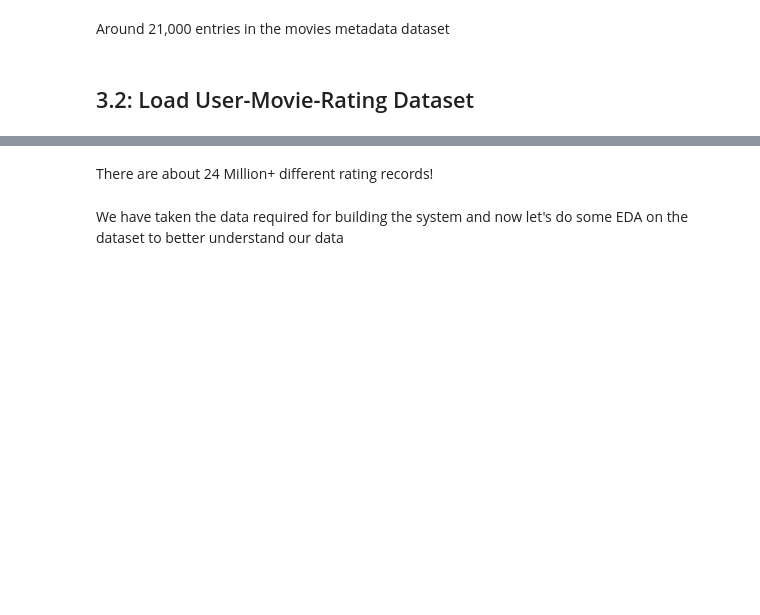
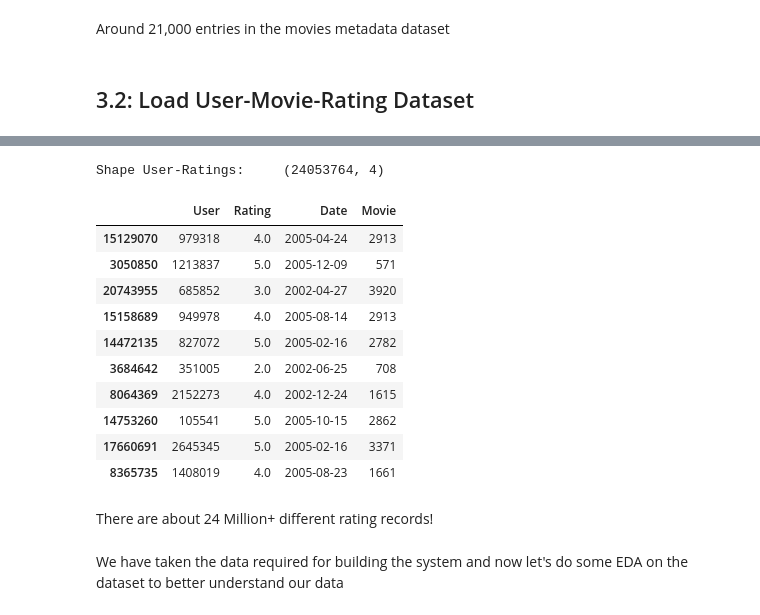
Before and after one commit to skakumanu/ml-bootcamp, a Jupyter notebook: Mini_Project_Recommendation_Systems.ipynb, the cells around one changed output, grey strips where cells are left out. Drawn from its saved outputs; the diff is of its cells as text; code cells hidden in the pictures; blank space fills up the shorter version.

```diff
--- a/Mini_Project_Recommendation_Systems.ipynb
+++ b/Mini_Project_Recommendation_Systems.ipynb
@@ -133,6 +195,6 @@ Around 21,000 entries in the movies metadata dataset
 # %%
 # Load single data-file
-df_raw = pd.read_csv('./data/combined_data.csv.zip',
+df_raw = pd.read_csv('dataset/combined_data.csv.zip',
                      header=None,
                      names=['User', 'Rating', 'Date'],
                      usecols=[0, 1, 2])
@@ -141,33 +203,46 @@ df_raw = pd.read_csv('./data/combined_data.csv.zip',
 tmp_movies = df_raw[df_raw['Rating'].isna()]['User'].reset_index()
 movie_indices = [[index, int(movie[:-1])] for index, movie in tmp_movies.values]
 
 # Shift the movie_indices by one to get start and endpoints of all movies
 shifted_movie_indices = deque(movie_indices)
 shifted_movie_indices.rotate(-1)
 
 # Gather all dataframes
 user_data = []
 
 # Iterate over all movies
 for [df_id_1, movie_id], [df_id_2, next_movie_id] in zip(movie_indices, shifted_movie_indices):
 
     # Check if it is the last movie in the file
     if df_id_1<df_id_2:
         tmp_df = df_raw.loc[df_id_1+1:df_id_2-1].copy()
     else:
         tmp_df = df_raw.loc[df_id_1+1:].copy()
 
     # Create movie_id column
     tmp_df['Movie'] = movie_id
 
     # Append dataframe to list
     user_data.append(tmp_df)
 
 # Combine all dataframes
 df = pd.concat(user_data)
 del user_data, df_raw, tmp_movies, tmp_df, shifted_movie_indices, movie_indices, df_id_1, movie_id, df_id_2, next_movie_id
 print('Shape User-Ratings:\t{}'.format(df.shape))
 df.sample(10)
+# %% [output]
+Shape User-Ratings:     (24053764, 4)
+|  | User | Rating | Date | Movie |
+| 15129070 | 979318 | 4.0 | 2005-04-24 | 2913 |
+| 3050850 | 1213837 | 5.0 | 2005-12-09 | 571 |
+| 20743955 | 685852 | 3.0 | 2002-04-27 | 3920 |
+| 15158689 | 949978 | 4.0 | 2005-08-14 | 2913 |
+| 14472135 | 827072 | 5.0 | 2005-02-16 | 2782 |
+| 3684642 | 351005 | 2.0 | 2002-06-25 | 708 |
+| 8064369 | 2152273 | 4.0 | 2002-12-24 | 1615 |
+| 14753260 | 105541 | 5.0 | 2005-10-15 | 2862 |
+| 17660691 | 2645345 | 5.0 | 2005-02-16 | 3371 |
+| 8365735 | 1408019 | 4.0 | 2005-08-23 | 1661 |
 # %% [markdown]
 There are about 24 Million+ different rating records!
 # %% [markdown]
```
Also changed, not shown: parts of 24 cells of this notebook, 3 other files.
